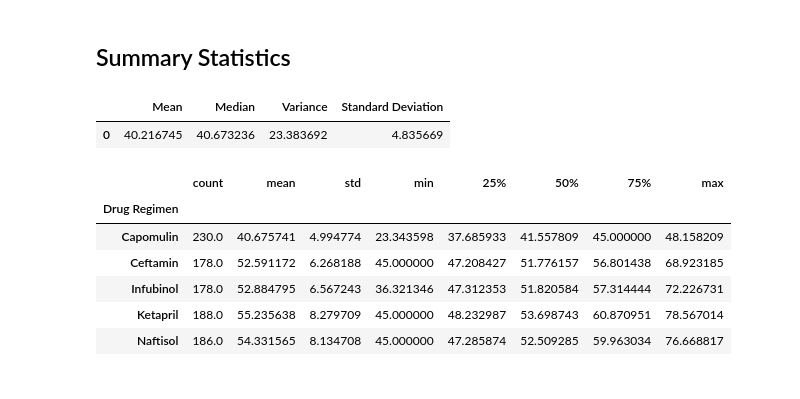
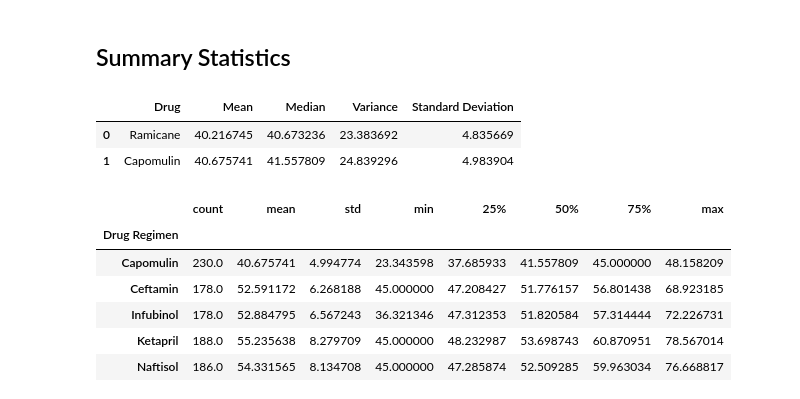
Before and after one commit to markerickson314/pymaceuticals, a Jupyter notebook: pymaceuticals.ipynb, the cells around one changed output. Drawn from its saved outputs; the diff is of its cells as text; code cells hidden in the pictures.

```diff
--- a/pymaceuticals.ipynb
+++ b/pymaceuticals.ipynb
@@ -74,21 +74,32 @@ clean["Mouse ID"].nunique()
 # %%
 # Generate a summary statistics table of mean, median, variance, standard deviation,
 # and SEM of the tumor volume for each regimen
 
-# This method is the most straighforward, creating multiple series and putting them all together at the end.
+# This method is the most straighforward, creating multiple series and putting them
+# all together at the end.
 ramicane = clean.loc[clean["Drug Regimen"] == "Ramicane"]
-mean = np.mean(ramicane["Tumor Volume (mm3)"])
-median = np.median(ramicane["Tumor Volume (mm3)"])
-variance = np.var(ramicane["Tumor Volume (mm3)"])
-standard_deviation = np.std(ramicane["Tumor Volume (mm3)"])
-summary = pd.DataFrame({"Mean": [mean],
-                        "Median": median,
-                        "Variance": variance,
-                        "Standard Deviation": standard_deviation})
+mean_ramicane = np.mean(ramicane["Tumor Volume (mm3)"])
+median_ramicane = np.median(ramicane["Tumor Volume (mm3)"])
+variance_ramicane = np.var(ramicane["Tumor Volume (mm3)"])
+sd_ramicane = np.std(ramicane["Tumor Volume (mm3)"])
+capomulin = clean.loc[clean["Drug Regimen"] == "Capomulin"]
+mean_capomulin = np.mean(capomulin["Tumor Volume (mm3)"])
+median_capomulin = np.median(capomulin["Tumor Volume (mm3)"])
+variance_capomulin = np.var(capomulin["Tumor Volume (mm3)"])
+sd_capomulin = np.std(capomulin["Tumor Volume (mm3)"])
+
+summary = pd.DataFrame({"Drug": ["Ramicane", "Capomulin"],
+                        "Mean": [mean_ramicane, mean_capomulin],
+                        "Median": [median_ramicane, median_capomulin],
+                        "Variance": [variance_ramicane, variance_capomulin],
+                        "Standard Deviation": [sd_ramicane, sd_capomulin]})
 summary
+
+# et cetera
 # %% [output]
-|  | Mean | Median | Variance | Standard Deviation |
-| 0 | 40.216745 | 40.673236 | 23.383692 | 4.835669 |
+|  | Drug | Mean | Median | Variance | Standard Deviation |
+| 0 | Ramicane | 40.216745 | 40.673236 | 23.383692 | 4.835669 |
+| 1 | Capomulin | 40.675741 | 41.557809 | 24.839296 | 4.983904 |
 # %%
 # Generate a summary statistics table of mean, median, variance, standard deviation,
 # and SEM of the tumor volume for each regimen
```
Also changed, not shown: parts of 1 cell of this notebook, 1 other file.
